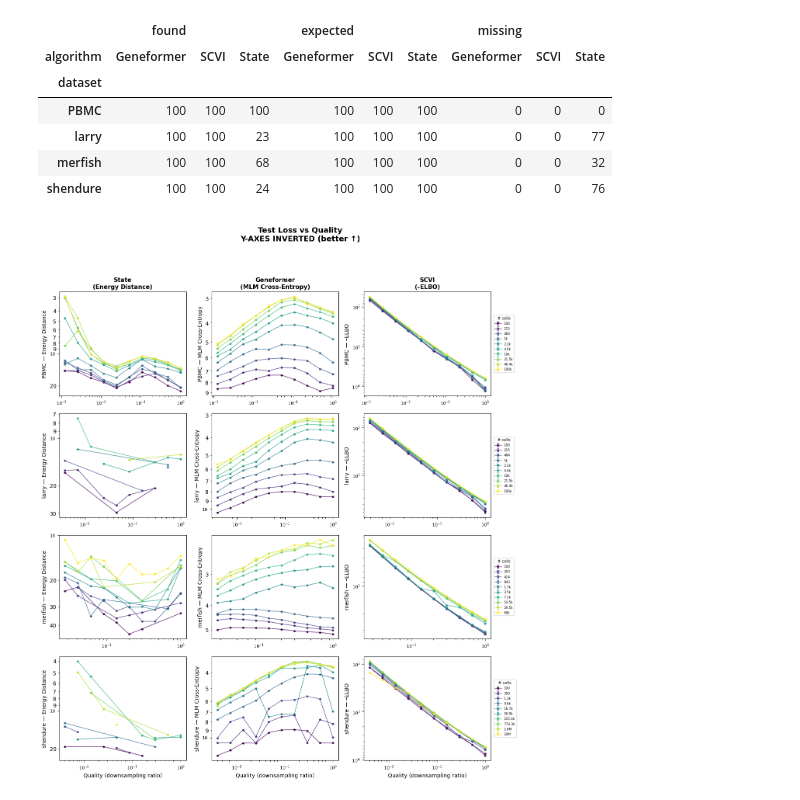
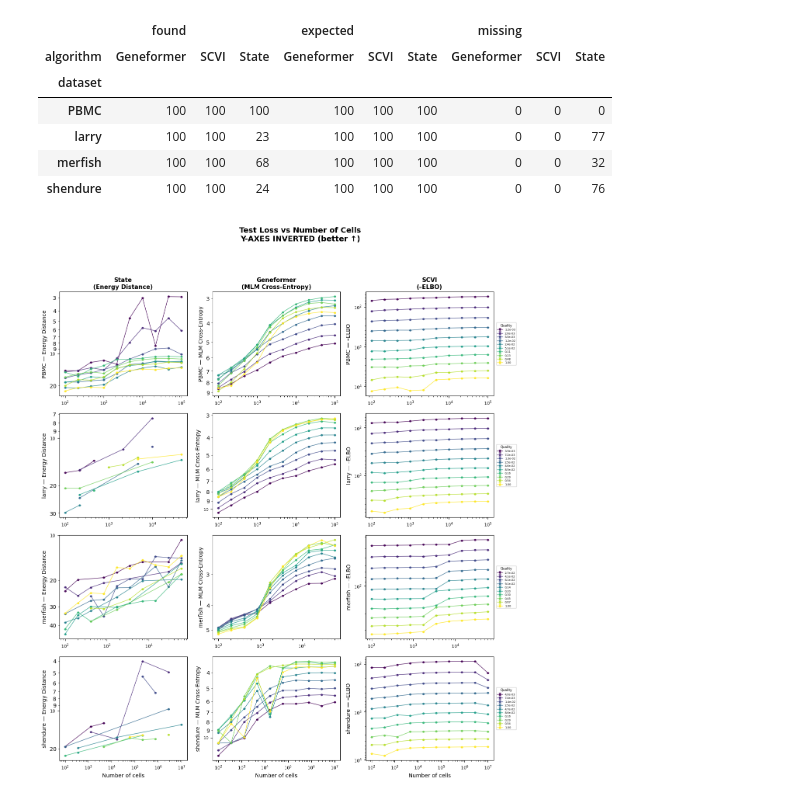
Before and after one commit to igor-sadalski/Scaling-up-measurement-noise-scaling-laws, a Jupyter notebook: analysis/2026-04-15_14-56_plot_loss_scaling.ipynb, the cells around one changed output. Drawn from its saved outputs; the diff is of its cells as text; code cells hidden in the pictures.

```diff
--- a/analysis/2026-04-15_14-56_plot_loss_scaling.ipynb
+++ b/analysis/2026-04-15_14-56_plot_loss_scaling.ipynb
@@ -101,34 +101,34 @@ import matplotlib.ticker as mticker
 ALGO_ORDER = ['State', 'Geneformer', 'SCVI']
 
 # Per-algorithm loss description for axis labels and titles
-# STATE uses TabularLoss = gene-level + cell-level Energy Distance (geomloss SamplesLoss("energy"))
-# Geneformer uses masked-LM cross-entropy over the gene vocabulary
-# SCVI uses negative ELBO (ZINB reconstruction + KL divergence)
 ALGO_LOSS_LABEL = {
     'State':      'Energy Distance',
     'Geneformer': 'MLM Cross-Entropy',
-    'SCVI':       '\u2013ELBO',           # –ELBO (en-dash)
+    'SCVI':       '\u2013ELBO',
 }
 
 def _fmt_size(sz):
-    """Human-readable size label: 100, 1k, 10k, 1M, 10M, etc."""
     if sz >= 1_000_000:
         return f'{sz/1_000_000:.0f}M' if sz % 1_000_000 == 0 else f'{sz/1_000_000:.1f}M'
     if sz >= 1_000:
         return f'{sz/1_000:.0f}k' if sz % 1_000 == 0 else f'{sz/1_000:.1f}k'
     return str(sz)
 
+def _fmt_quality(q):
+    """Format quality in log-friendly notation: 1.2e-3, 0.10, 1.00."""
+    if q >= 0.1:
+        return f'{q:.2f}'
+    return f'{q:.1e}'
+
 def _plain_number(x, pos):
-    """Format as plain number: 34 not 3.4×10¹."""
     if x == 0:
         return '0'
     return f'{x:g}'
 
 def plot_loss_scaling(df):
-    """Plot test loss vs quality: rows=dataset, cols=algorithm, curves=size.
+    """Plot test loss vs cell number: rows=dataset, cols=algorithm, curves=quality.
     For SCVI, plot -ELBO (positive) so log scale works.
-    Y-axes are inverted so that better (lower) values appear at the top.
-    Legend (per-dataset sizes) shown to the right of the last column."""
+    Y-axes are inverted so that better (lower) values appear at the top."""
     all_datasets = sorted(df['dataset'].unique())
     algorithms = [a for a in ALGO_ORDER if a in df['algorithm'].unique()]
     n_rows = len(all_datasets)
@@ -137,17 +137,15 @@ def plot_loss_scaling(df):
     fig, axes = plt.subplots(n_rows, n_cols, figsize=(4 * n_cols + 1.6, 3.5 * n_rows + 0.8),
                              squeeze=False, sharex=False)
 
-    # Per-dataset size lists and colormaps
-    ds_sizes = {ds: sorted(df[df['dataset'] == ds]['size'].unique()) for ds in all_datasets}
-    ds_norms = {}
-    for ds, sizes in ds_sizes.items():
-        if len(sizes) > 0:
-            ds_norms[ds] = mcolors.LogNorm(vmin=min(sizes), vmax=max(sizes))
     cmap = plt.cm.viridis
     plain_fmtr = mticker.FuncFormatter(_plain_number)
 
     for i, ds in enumerate(all_datasets):
-        norm = ds_norms.get(ds)
+        # Color by quality for this dataset
+        qualities = sorted(df[df['dataset'] == ds]['quality'].unique())
+        if qualities:
+            q_norm = mcolors.LogNorm(vmin=min(qualities), vmax=max(qualities))
+
         for j, algo in enumerate(algorithms):
             ax = axes[i, j]
             sub = df[(df['dataset'] == ds) & (df['algorithm'] == algo)]
@@ -158,51 +156,50 @@ def plot_loss_scaling(df):
                         transform=ax.transAxes, color='gray', fontsize=10)
             else:
                 negate = (algo == 'SCVI')
-                for sz in sorted(sub['size'].unique()):
-                    color = cmap(norm(sz))
-                    sz_df = sub[sub['size'] == sz]
-                    agg = sz_df.groupby('quality')['loss_value'].agg(['mean', 'std', 'count']).reset_index()
-                    agg = agg.sort_values('quality')
+                for q in sorted(sub['quality'].unique()):
+                    color = cmap(q_norm(q))
+                    q_df = sub[sub['quality'] == q]
+                    agg = q_df.groupby('size')['loss_value'].agg(['mean', 'std', 'count']).reset_index()
+                    agg = agg.sort_values('size')
                     agg['sem'] = (agg['std'] / np.sqrt(agg['count'])).fillna(0)
                     y = -agg['mean'] if negate else agg['mean']
-                    ax.errorbar(agg['quality'], y, yerr=agg['sem'],
+                    ax.errorbar(agg['size'], y, yerr=agg['sem'],
                                 marker='o', markersize=3, linewidth=1, capsize=2,
-                                color=color, alpha=0.85, label=_fmt_size(sz))
+                                color=color, alpha=0.85, label=_fmt_quality(q))
+
             ax.set_xscale('log')
             ax.set_yscale('log')
 
             if algo in ('State', 'Geneformer'):
-                # Plain numbers on both major and minor ticks
                 ax.yaxis.set_major_formatter(plain_fmtr)
                 ax.yaxis.set_minor_formatter(plain_fmtr)
             else:
-                # SCVI: default major, hide minor (too crowded)
                 ax.yaxis.set_minor_formatter(mticker.NullFormatter())
 
             ax.invert_yaxis()
 
             if i == n_rows - 1:
-                ax.set_xlabel('Quality (downsampling ratio)', fontsize=10)
+                ax.set_xlabel('Number of cells', fontsize=10)
             ax.set_ylabel(f'{ds} \u2014 {loss_label}', fontsize=10)
             if i == 0:
                 ax.set_title(f'{algo}\n({loss_label})', fontsize=11, fontweight='bold')
             ax.tick_params(labelsize=8)
 
-        # Add legend to the right of the last column for this row
+        # Legend to the right of the last column for this row
         last_ax = axes[i, n_cols - 1]
         handles, labels = last_ax.get_legend_handles_labels()
         if handles:
-            last_ax.legend(handles, labels, title='# cells', fontsize=6,
-                           title_fontsize=7, loc='center left',
+            last_ax.legend(handles, labels, title='Quality', fontsize=5,
+                           title_fontsize=6, loc='center left',
                            bbox_to_anchor=(1.02, 0.5), borderaxespad=0,
                            frameon=True, framealpha=0.8)
 
-    fig.suptitle('Test Loss vs Quality\nY-AXES INVERTED (better \u2191)',
+    fig.suptitle('Test Loss vs Number of Cells\nY-AXES INVERTED (better \u2191)',
                  fontsize=14, fontweight='bold')
     fig.tight_layout(rect=[0, 0.01, 0.92, 0.94])
     plt.show()
     return fig
 
 fig = plot_loss_scaling(df_results)
 # %% [output]
-[figure, old version]
+[figure, new version]
```
Also changed, not shown: 9 other files.
